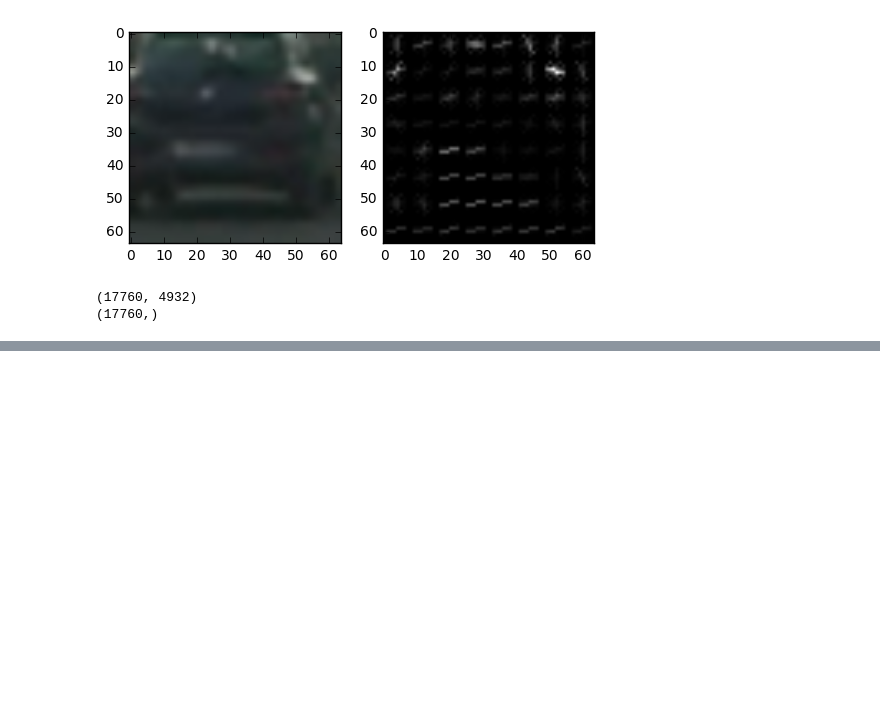
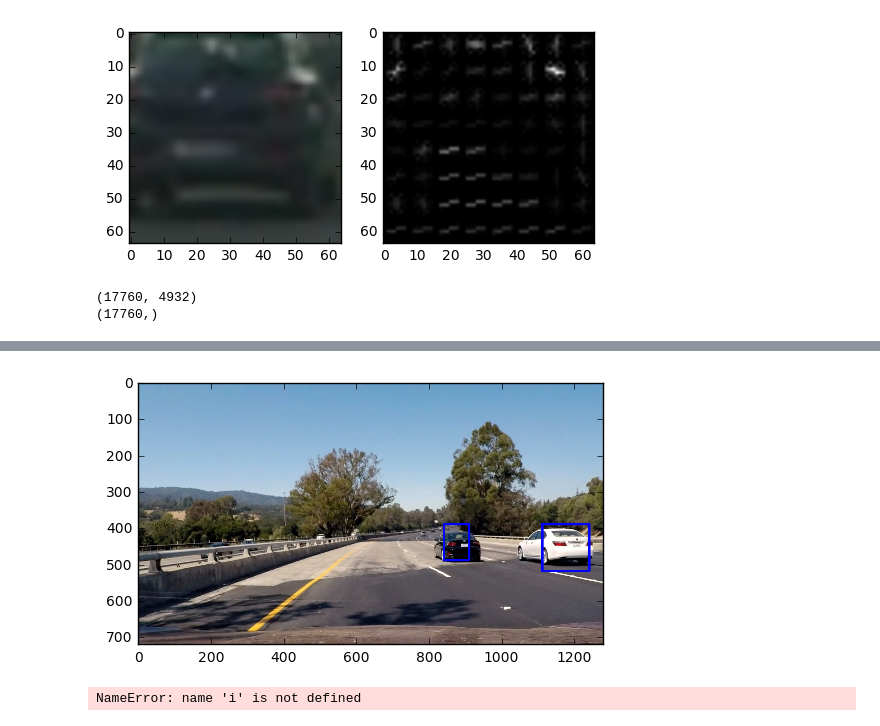
Before and after one commit to miroslavln/CarND-Vehicle-Detection, a Jupyter notebook: vehicle-detection-test.ipynb, the cells around one changed output, grey strips where cells are left out. Saved outputs shown, nothing was run; the diff lists cells and outputs as text; code cells hidden in the pictures; blank space fills up the shorter version.

```diff
--- a/vehicle-detection-test.ipynb
+++ b/vehicle-detection-test.ipynb
@@ -141,0 +208,40 @@ plt.show()
+# %%
+def process_image(img, heatmap=heatmap, clf=svc, scaler=scaler, sizes=[100]):
+    #heatmap -= 5
+    heatmap = np.zeros_like(test_image[:,:,0]).astype(np.float32)
+    heatmap = np.clip(heatmap, 0, 255)
+    h,w,c = img.shape
+    height = h//2
+    for i, size in enumerate(sizes):
+        y_start_stop = (height, height+height//(i+1))
+
+        windows = get_windows(img, y_start_stop , size, overlap=0.7)
+        #if i == 0:
+        #    img = draw_boxes(img,[((0,y_start_stop[0]), (w, y_start_stop[1]))], color=(0,0,255))
+        #    img = draw_boxes(img, windows, color=(0,255,0))
+        detected = search_windows(img, windows, clf, scaler)
+        heatmap = add_heat(heatmap, detected)
+
+    apply_threashold(heatmap, 2)
+    labels = label(heatmap)
+    bboxes = get_labeled_boxes(labels)
+
+    return draw_boxes(img, bboxes)
+# %%
+heatmap = np.zeros_like(img[:,:,0]).astype(np.float32)
+
+res = process_image(test_image)
+plt.imshow(res)
+plt.show()
+# %% [output]
+[figure, added]
+# %%
+from moviepy.editor import VideoFileClip
+from vehicle_detector import VehicleDetector
+detector = VehicleDetector(svc, scaler, 0.7)
+white_output = './output_images/project_video_output.mp4'
+clip1 = VideoFileClip("./project_video.mp4")
+white_clip = clip1.fl_image(detector.process_image)
+%time white_clip.write_videofile(white_output, audio=False)
+# %% [output]
+NameError: name 'i' is not defined
```
Also changed, not shown: parts of 9 cells of this notebook, 3 other files.
